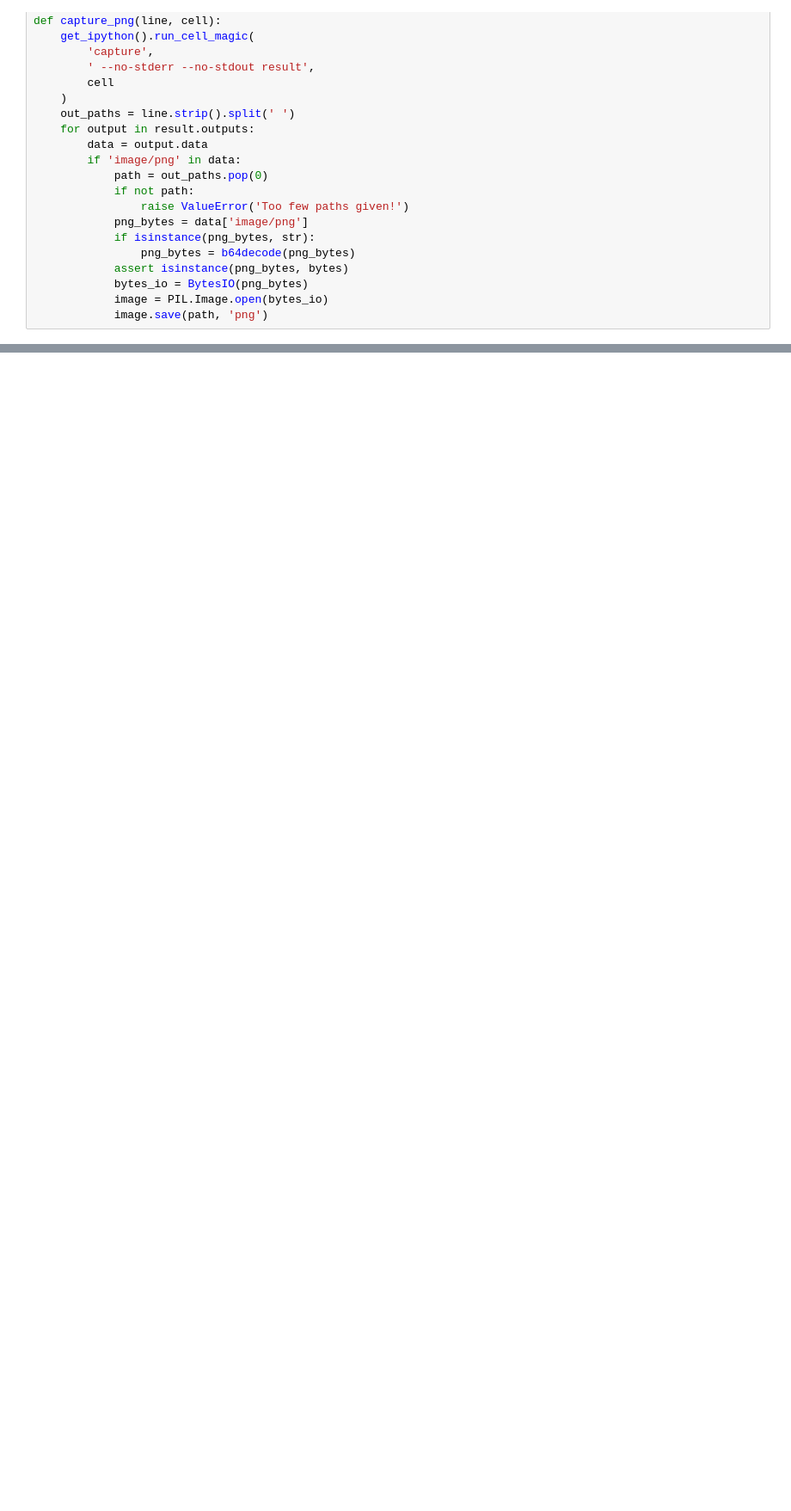
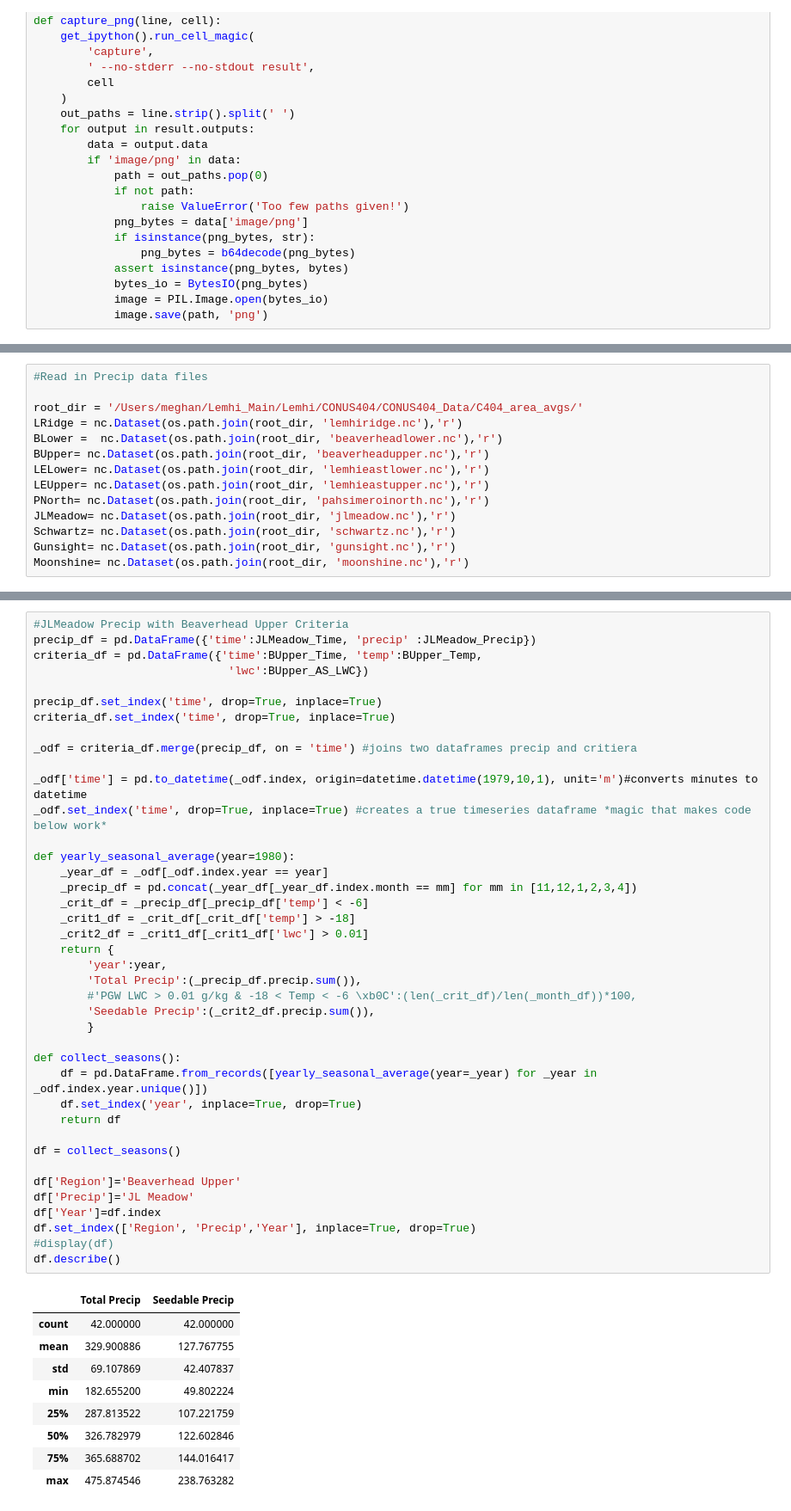
Before and after one commit to meghanstell/Lemhi_Precip, a Jupyter notebook: C404_Precip_Air.ipynb, the cells around one changed output, grey strips where cells are left out. Shown at 86% size. Cells and saved outputs as stored; diff of their text form; blank space fills up the shorter version.

```diff
--- a/C404_Precip_Air.ipynb
+++ b/C404_Precip_Air.ipynb
@@ -54,0 +38,14 @@ BLower_Temp = BLower.variables['AS_Tc'][:]
+# %%
+#Read in Precip data files
+
+root_dir = '/Users/meghan/Lemhi_Main/Lemhi/CONUS404/CONUS404_Data/C404_area_avgs/'
+LRidge = nc.Dataset(os.path.join(root_dir, 'lemhiridge.nc'),'r')
+BLower =  nc.Dataset(os.path.join(root_dir, 'beaverheadlower.nc'),'r')
+BUpper= nc.Dataset(os.path.join(root_dir, 'beaverheadupper.nc'),'r')
+LELower= nc.Dataset(os.path.join(root_dir, 'lemhieastlower.nc'),'r')
+LEUpper= nc.Dataset(os.path.join(root_dir, 'lemhieastupper.nc'),'r')
+PNorth= nc.Dataset(os.path.join(root_dir, 'pahsimeroinorth.nc'),'r')
+JLMeadow= nc.Dataset(os.path.join(root_dir, 'jlmeadow.nc'),'r')
+Schwartz= nc.Dataset(os.path.join(root_dir, 'schwartz.nc'),'r')
+Gunsight= nc.Dataset(os.path.join(root_dir, 'gunsight.nc'),'r')
+Moonshine= nc.Dataset(os.path.join(root_dir, 'moonshine.nc'),'r')
@@ -122,0 +214,50 @@ df.describe()
+# %%
+#JLMeadow Precip with Beaverhead Upper Criteria
+precip_df = pd.DataFrame({'time':JLMeadow_Time, 'precip' :JLMeadow_Precip})
+criteria_df = pd.DataFrame({'time':BUpper_Time, 'temp':BUpper_Temp,
+                             'lwc':BUpper_AS_LWC})
+
+precip_df.set_index('time', drop=True, inplace=True)
+criteria_df.set_index('time', drop=True, inplace=True)
+
+_odf = criteria_df.merge(precip_df, on = 'time') #joins two dataframes precip and critiera
+
+_odf['time'] = pd.to_datetime(_odf.index, origin=datetime.datetime(1979,10,1), unit='m')#converts minutes to datetime
+_odf.set_index('time', drop=True, inplace=True) #creates a true timeseries dataframe *magic that makes code below work*
+
+def yearly_seasonal_average(year=1980):
+    _year_df = _odf[_odf.index.year == year]
+    _precip_df = pd.concat(_year_df[_year_df.index.month == mm] for mm in [11,12,1,2,3,4])
+    _crit_df = _precip_df[_precip_df['temp'] < -6]
+    _crit1_df = _crit_df[_crit_df['temp'] > -18]
+    _crit2_df = _crit1_df[_crit1_df['lwc'] > 0.01]
+    return {
+        'year':year,
+        'Total Precip':(_precip_df.precip.sum()),
+        #'PGW LWC > 0.01 g/kg & -18 < Temp < -6 \xb0C':(len(_crit_df)/len(_month_df))*100,
+        'Seedable Precip':(_crit2_df.precip.sum()),
+        }
+
+def collect_seasons():
+    df = pd.DataFrame.from_records([yearly_seasonal_average(year=_year) for _year in _odf.index.year.unique()])
+    df.set_index('year', inplace=True, drop=True)
+    return df
+
+df = collect_seasons()
+
+df['Region']='Beaverhead Upper'
+df['Precip']='JL Meadow'
+df['Year']=df.index
+df.set_index(['Region', 'Precip','Year'], inplace=True, drop=True)
+#display(df)
+df.describe()
+# %% [output]
+|  | Total Precip | Seedable Precip |
+| count | 42.000000 | 42.000000 |
+| mean | 329.900886 | 127.767755 |
+| std | 69.107869 | 42.407837 |
+| min | 182.655200 | 49.802224 |
+| 25% | 287.813522 | 107.221759 |
+| 50% | 326.782979 | 122.602846 |
+| 75% | 365.688702 | 144.016417 |
+| max | 475.874546 | 238.763282 |
```
Also changed, not shown: parts of 19 cells of this notebook, 1 other file.
